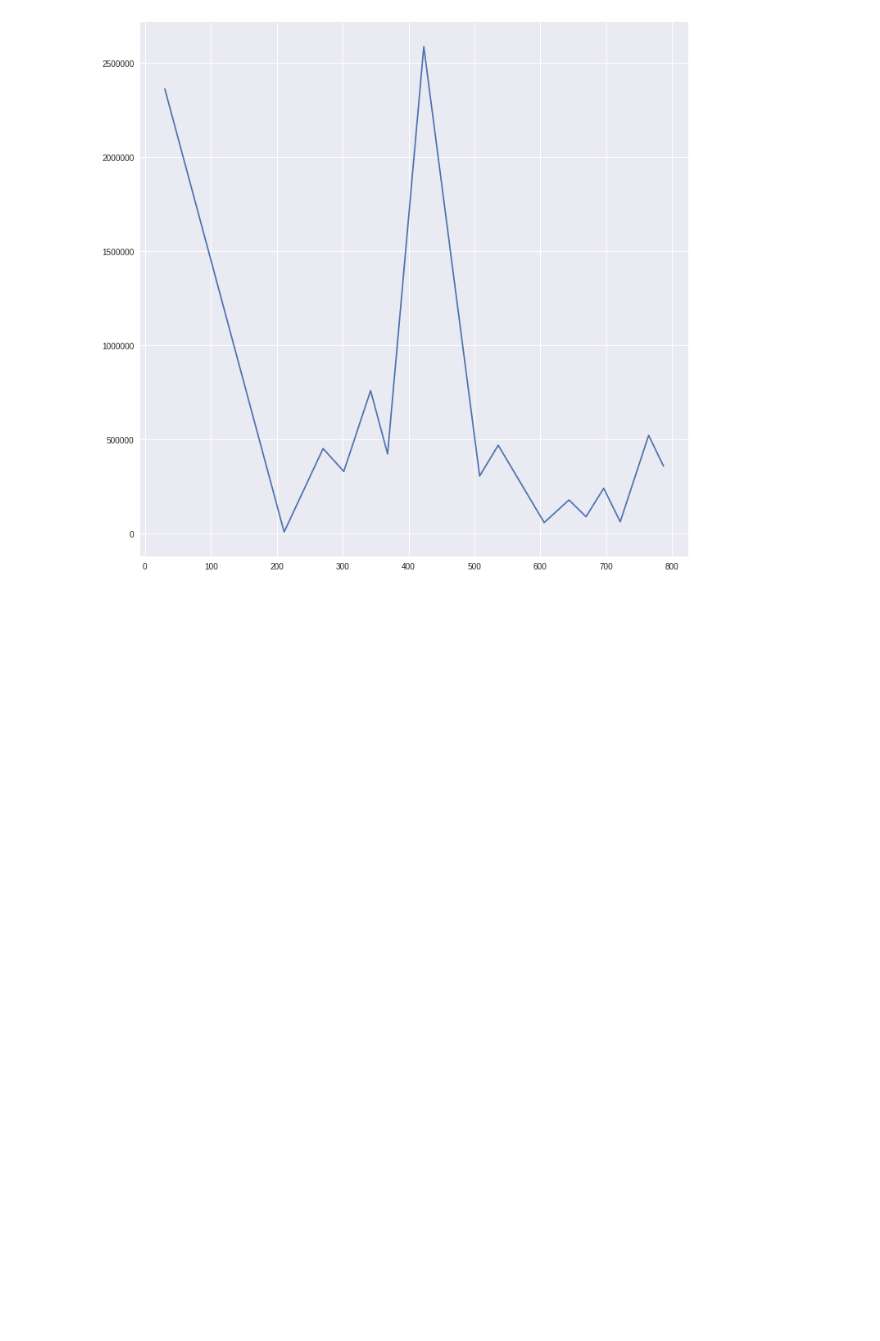
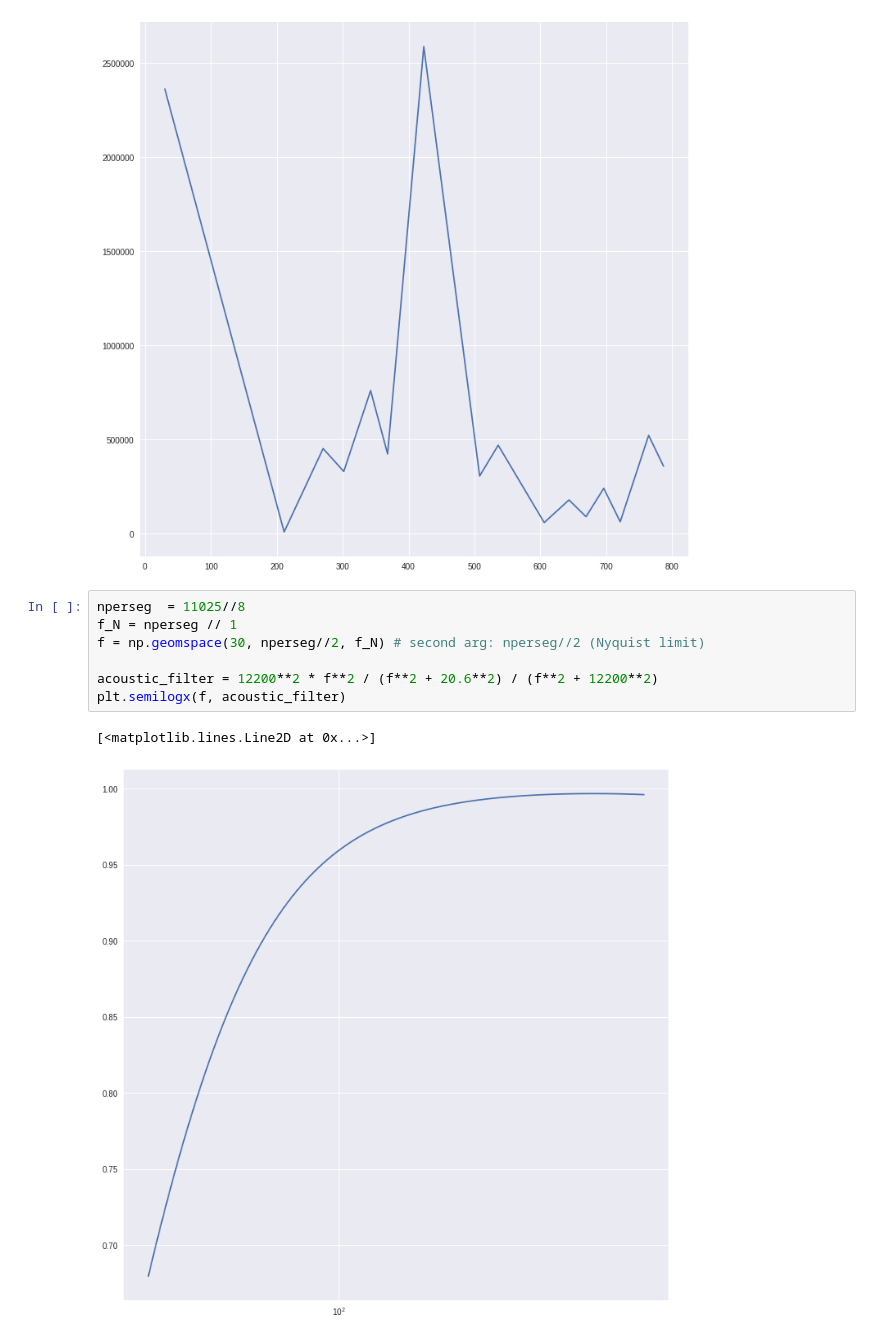
Before and after one commit to tandav/spectrogram, a Jupyter notebook: custom_fft_low_freqs.ipynb, the cells around one changed output. Drawn from its saved outputs; the diff is of its cells as text; blank space fills up the shorter version.

```diff
--- a/custom_fft_low_freqs.ipynb
+++ b/custom_fft_low_freqs.ipynb
@@ -444,3 +491,13 @@ plt.plot(f[minimas_mask | maximas_mask], a[minimas_mask | maximas_mask])
 # %% [output]
 [<matplotlib.lines.Line2D at 0x...>]
 [figure]
+# %%
+nperseg  = 11025//8
+f_N = nperseg // 1
+f = np.geomspace(30, nperseg//2, f_N) # second arg: nperseg//2 (Nyquist limit)
+
+acoustic_filter = 12200**2 * f**2 / (f**2 + 20.6**2) / (f**2 + 12200**2)
+plt.semilogx(f, acoustic_filter)
+# %% [output]
+[<matplotlib.lines.Line2D at 0x...>]
+[figure, added]
```
Also changed, not shown: parts of 18 cells of this notebook.
